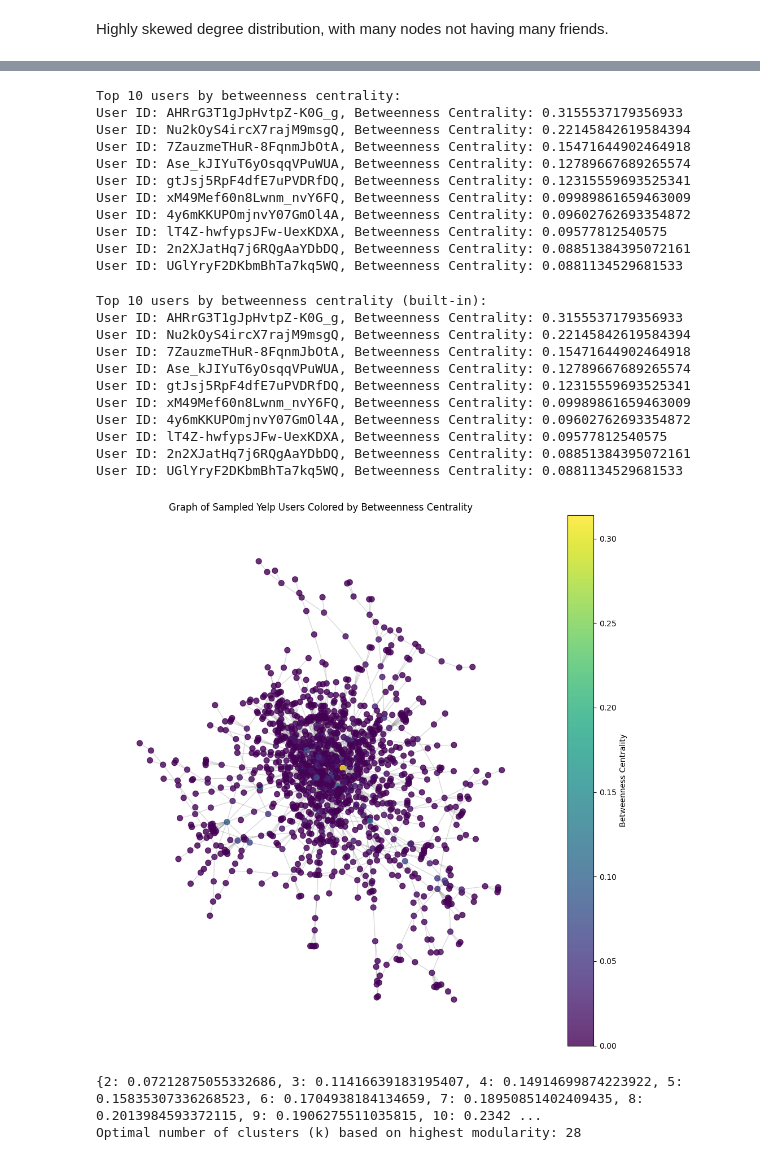
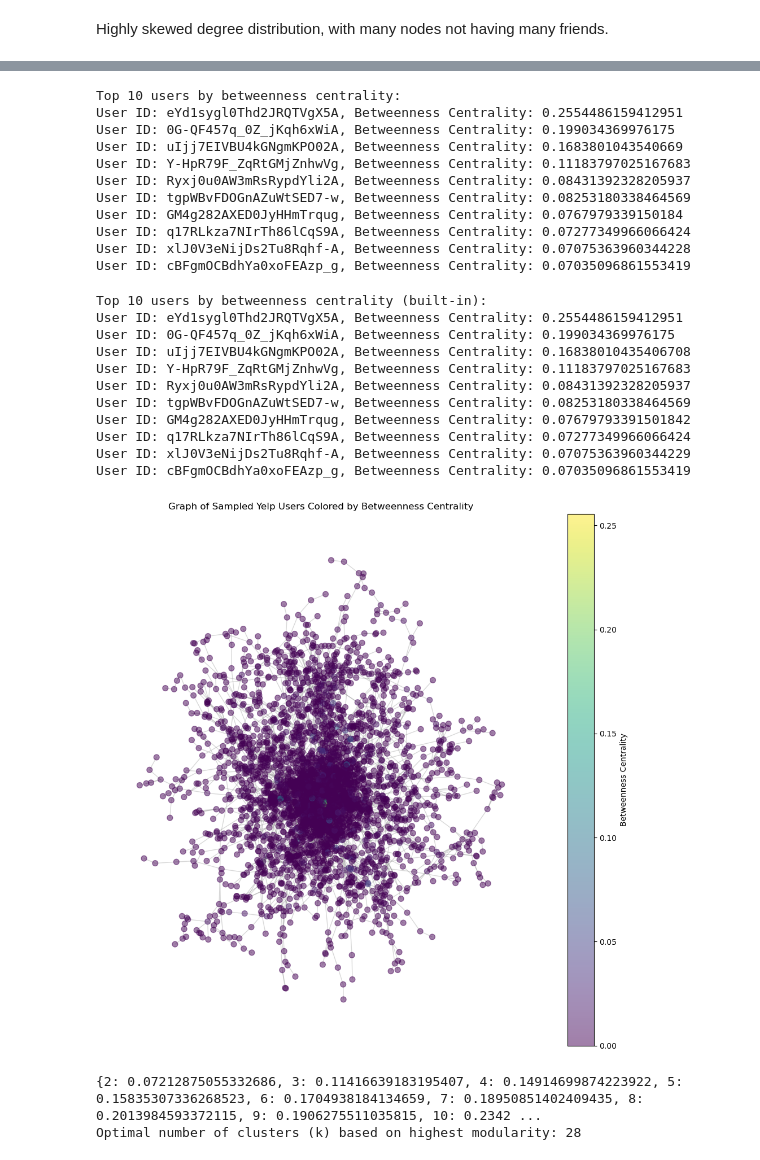
Before and after one commit to Cerlog/02807-project, a Jupyter notebook: merged.ipynb, the cells around one changed output, grey strips where cells are left out. Cells and saved outputs as stored; diff of their text form; code cells hidden in the pictures.

Commit message:
increased subset of nodes, added figures

```diff
--- a/merged.ipynb
+++ b/merged.ipynb
@@ -126,7 +124,7 @@ Although we have drastically cut down on the graph by only keeping the greatest
 # %%
 # select 20000 random nodes
 random.seed(123)
-sampled_nodes = random.sample(list(G.nodes()), 20000)
+sampled_nodes = random.sample(list(G.nodes()), 30000)
 H = G.subgraph(sampled_nodes).copy()
 # %%
 number_of_nodes_full_network = H.number_of_nodes()
@@ -139,6 +137,6 @@ Number of edges in the graph: 3586
 # %%
 # taking the greatest component
-Hcc = sorted(nx.connected_components(H), key=len, reverse=True)
+Hcc = sorted(nx.connected_components(G=H), key=len, reverse=True)
 H = H.subgraph(Hcc[0])
 # %%
 number_of_nodes_full_network = H.number_of_nodes()
@@ -184,16 +184,16 @@ for user, centrality in sorted_betweenness[:10]:
     print(f'User ID: {user}, Betweenness Centrality: {centrality}')
 # %% [output]
 Top 10 users by betweenness centrality:
-User ID: AHRrG3T1gJpHvtpZ-K0G_g, Betweenness Centrality: 0.3155537179356933
-User ID: Nu2kOyS4ircX7rajM9msgQ, Betweenness Centrality: 0.22145842619584394
-User ID: 7ZauzmeTHuR-8FqnmJbOtA, Betweenness Centrality: 0.15471644902464918
-User ID: Ase_kJIYuT6yOsqqVPuWUA, Betweenness Centrality: 0.12789667689265574
-User ID: gtJsj5RpF4dfE7uPVDRfDQ, Betweenness Centrality: 0.12315559693525341
-User ID: xM49Mef60n8Lwnm_nvY6FQ, Betweenness Centrality: 0.09989861659463009
-User ID: 4y6mKKUPOmjnvY07GmOl4A, Betweenness Centrality: 0.09602762693354872
-User ID: lT4Z-hwfypsJFw-UexKDXA, Betweenness Centrality: 0.09577812540575
-User ID: 2n2XJatHq7j6RQgAaYDbDQ, Betweenness Centrality: 0.08851384395072161
-User ID: UGlYryF2DKbmBhTa7kq5WQ, Betweenness Centrality: 0.0881134529681533
+User ID: eYd1sygl0Thd2JRQTVgX5A, Betweenness Centrality: 0.2554486159412951
+User ID: 0G-QF457q_0Z_jKqh6xWiA, Betweenness Centrality: 0.199034369976175
+User ID: uIjj7EIVBU4kGNgmKPO02A, Betweenness Centrality: 0.1683801043540669
+User ID: Y-HpR79F_ZqRtGMjZnhwVg, Betweenness Centrality: 0.11183797025167683
+User ID: Ryxj0u0AW3mRsRypdYli2A, Betweenness Centrality: 0.08431392328205937
+User ID: tgpWBvFDOGnAZuWtSED7-w, Betweenness Centrality: 0.08253180338464569
+User ID: GM4g282AXED0JyHHmTrqug, Betweenness Centrality: 0.0767979339150184
+User ID: q17RLkza7NIrTh86lCqS9A, Betweenness Centrality: 0.07277349966066424
+User ID: xlJ0V3eNijDs2Tu8Rqhf-A, Betweenness Centrality: 0.07075363960344228
+User ID: cBFgmOCBdhYa0xoFEAzp_g, Betweenness Centrality: 0.07035096861553419
 # %%
 # Comparing to the built-in function
 betweenness_centrality_built_in = nx.betweenness_centrality(H)
@@ -203,43 +203,44 @@ for user, centrality in sorted_betweenness_built_in[:10]:
     print(f'User ID: {user}, Betweenness Centrality: {centrality}')
 # %% [output]
 Top 10 users by betweenness centrality (built-in):
-User ID: AHRrG3T1gJpHvtpZ-K0G_g, Betweenness Centrality: 0.3155537179356933
-User ID: Nu2kOyS4ircX7rajM9msgQ, Betweenness Centrality: 0.22145842619584394
-User ID: 7ZauzmeTHuR-8FqnmJbOtA, Betweenness Centrality: 0.15471644902464918
-User ID: Ase_kJIYuT6yOsqqVPuWUA, Betweenness Centrality: 0.12789667689265574
-User ID: gtJsj5RpF4dfE7uPVDRfDQ, Betweenness Centrality: 0.12315559693525341
-User ID: xM49Mef60n8Lwnm_nvY6FQ, Betweenness Centrality: 0.09989861659463009
-User ID: 4y6mKKUPOmjnvY07GmOl4A, Betweenness Centrality: 0.09602762693354872
-User ID: lT4Z-hwfypsJFw-UexKDXA, Betweenness Centrality: 0.09577812540575
-User ID: 2n2XJatHq7j6RQgAaYDbDQ, Betweenness Centrality: 0.08851384395072161
-User ID: UGlYryF2DKbmBhTa7kq5WQ, Betweenness Centrality: 0.0881134529681533
+User ID: eYd1sygl0Thd2JRQTVgX5A, Betweenness Centrality: 0.2554486159412951
+User ID: 0G-QF457q_0Z_jKqh6xWiA, Betweenness Centrality: 0.199034369976175
+User ID: uIjj7EIVBU4kGNgmKPO02A, Betweenness Centrality: 0.16838010435406708
+User ID: Y-HpR79F_ZqRtGMjZnhwVg, Betweenness Centrality: 0.11183797025167683
+User ID: Ryxj0u0AW3mRsRypdYli2A, Betweenness Centrality: 0.08431392328205937
+User ID: tgpWBvFDOGnAZuWtSED7-w, Betweenness Centrality: 0.08253180338464569
+User ID: GM4g282AXED0JyHHmTrqug, Betweenness Centrality: 0.07679793391501842
+User ID: q17RLkza7NIrTh86lCqS9A, Betweenness Centrality: 0.07277349966066424
+User ID: xlJ0V3eNijDs2Tu8Rqhf-A, Betweenness Centrality: 0.07075363960344229
+User ID: cBFgmOCBdhYa0xoFEAzp_g, Betweenness Centrality: 0.07035096861553419
 # %%
 # Change to the manual calculation
 node_colors = [betweenness_centrality_built_in[n] for n in H.nodes()]
 
 pos = nx.spring_layout(H, seed=42)
 
 fig, ax = plt.subplots(figsize=(10, 10))
 
 nodes = nx.draw_networkx_nodes(
     H, pos, ax=ax,
     node_size=50,
     node_color=node_colors,
     cmap=plt.cm.viridis,
-    alpha=0.8
+    alpha=0.5
 )
 nx.draw_networkx_edges(H, pos, ax=ax, edge_color="gray", alpha=0.3)
 
 ax.set_title("Graph of Sampled Yelp Users Colored by Betweenness Centrality")
 ax.set_axis_off()
 
 cbar = fig.colorbar(nodes, ax=ax)
 cbar.set_label("Betweenness Centrality")
 
 plt.tight_layout()
+plt.savefig("figures/yelp_user_friendship_betweenness_centrality.svg", dpi=300)
 plt.show()
 # %% [output]
-[figure, old version]
+[figure, new version]
 # %%
 mods = {}
 for k in range(2, 30):
```
Also changed, not shown: parts of 31 cells of this notebook.
